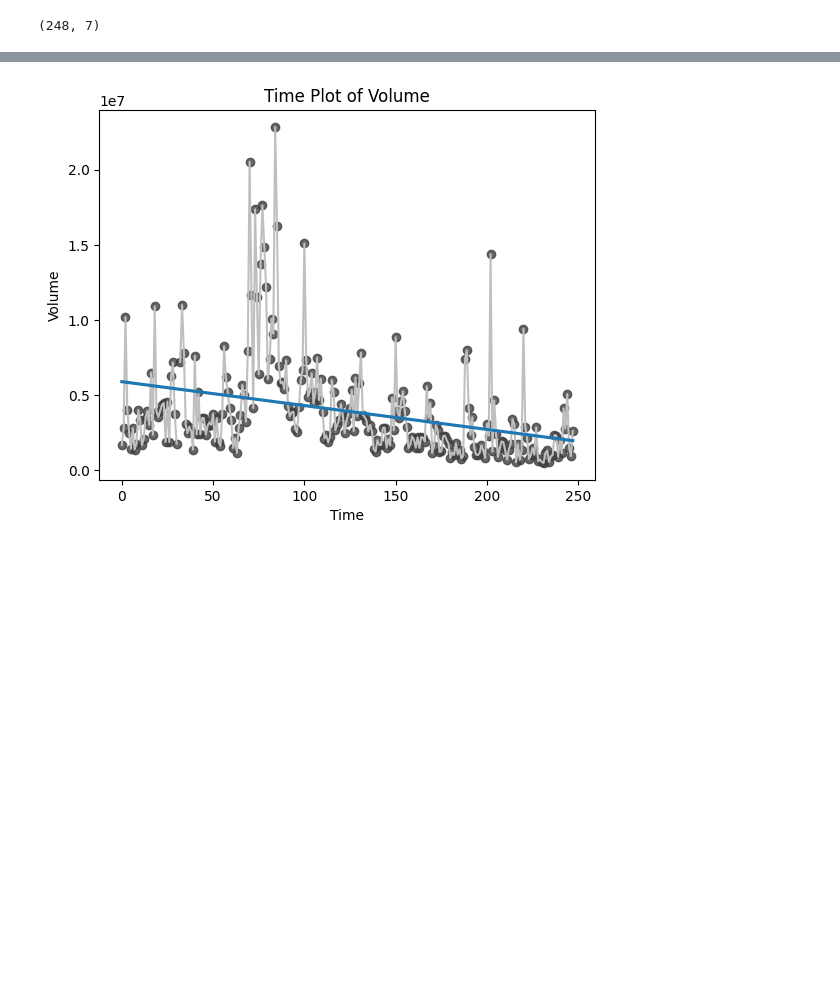
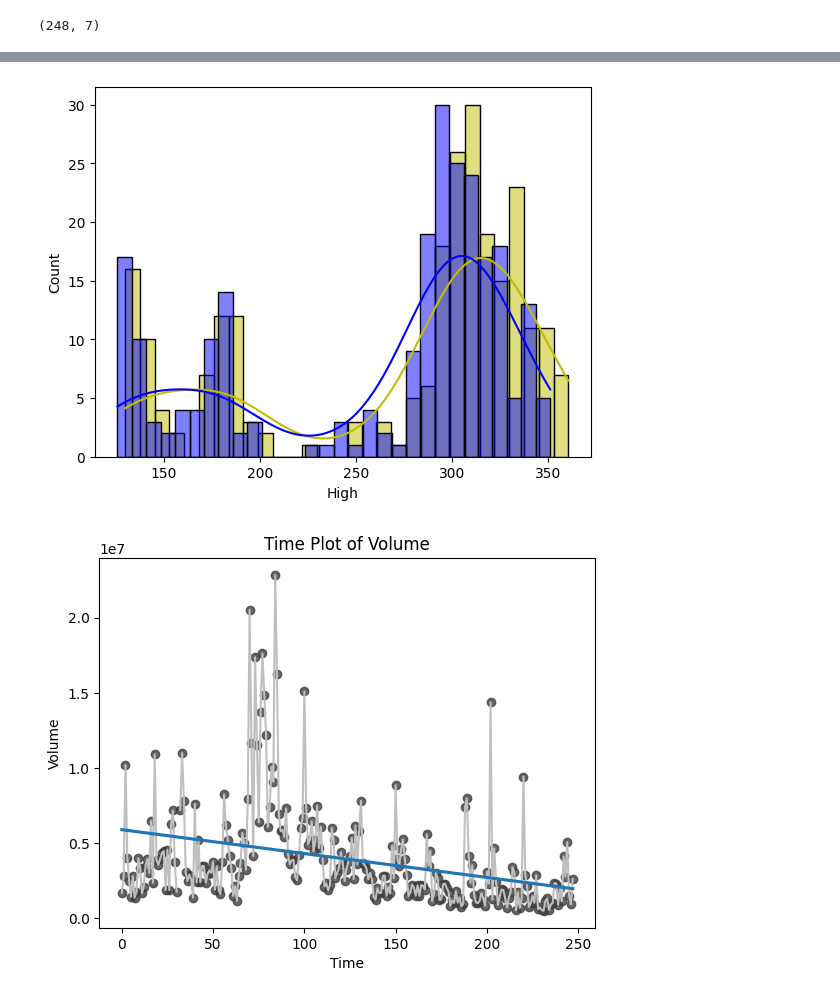
Before and after one commit to Udhay2898/HandsOnPractice_Pandas, a Jupyter notebook: TATA_Stocks_Analysis.ipynb, the cells around one changed output, grey strips where cells are left out. Cells and saved outputs as stored; diff of their text form; code cells hidden in the pictures; blank space fills up the shorter version.

```diff
--- a/TATA_Stocks_Analysis.ipynb
+++ b/TATA_Stocks_Analysis.ipynb
@@ -50,3 +93,10 @@ tata.shape
+# %%
+sns.histplot(data=tata,x='High',bins=30,kde=True,color='y')
+sns.histplot(data=tata,x='Low',bins=30,kde=True,color='b')
+
+plt.show()
+# %% [output]
+[figure, added]
 # %%
 tata['Time'] = np.arange(len(tata.index))
 fig, ax = plt.subplots()
```
Also changed, not shown: parts of 3 cells of this notebook.
